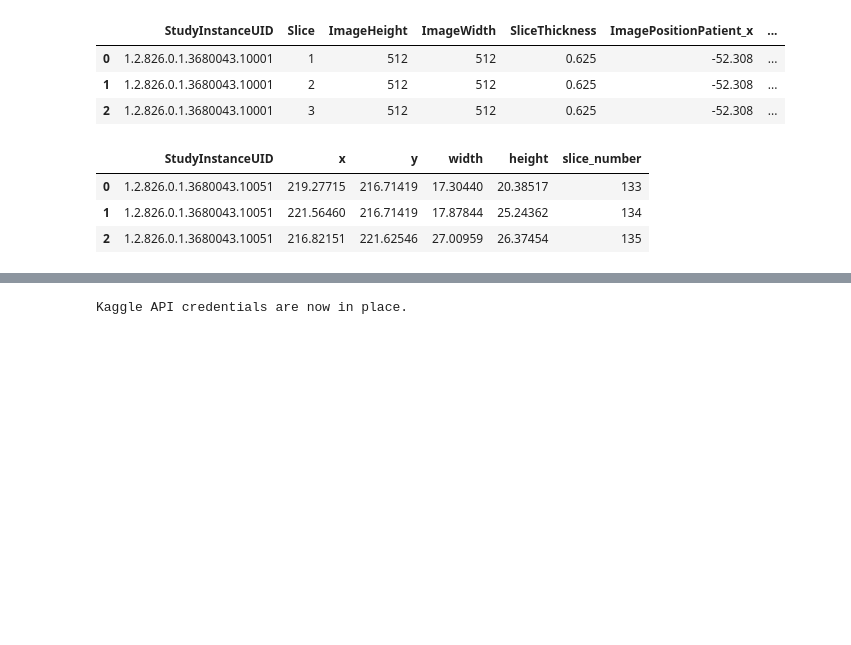
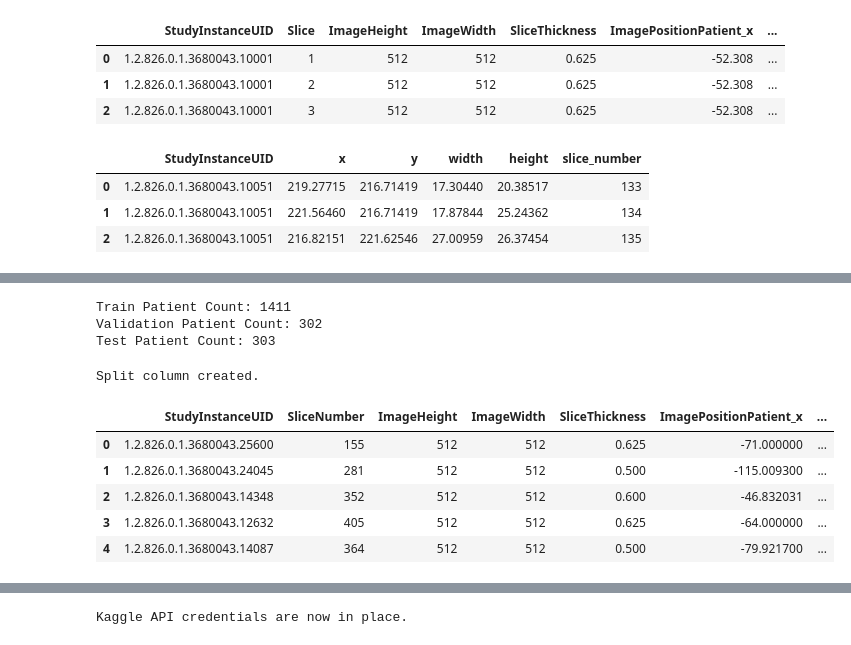
Before and after one commit to apmalinsky/AAI-590-Capstone, a Jupyter notebook: 00_CreatePrivateDataset.ipynb, the cells around one changed output, grey strips where cells are left out. Cells and saved outputs as stored; diff of their text form; code cells hidden in the pictures; blank space fills up the shorter version.

```diff
--- a/00_CreatePrivateDataset.ipynb
+++ b/00_CreatePrivateDataset.ipynb
@@ -176,0 +119,8 @@ Total samples: 28868
+# %%
+# Filter for 512x512 images only
+all_slices_df = all_slices_df[
+    (all_slices_df['ImageHeight'] == 512) &
+    (all_slices_df['ImageWidth'] == 512)
+]
+print(all_slices_df['ImageHeight'].value_counts())
+print('\n',all_slices_df['ImageWidth'].value_counts())
@@ -176,0 +156,70 @@ Total samples: 28868
+# %%
+# First split: train / (val + test)
+
+# We use GroupShuffleSplit to split by patient id while keeping class balance
+splitter = GroupShuffleSplit(test_size=(val_size + test_size), n_splits=1, random_state=42)
+train_idxs, temp_idxs = next(splitter.split(patient_df, y=patient_df['is_positive'], groups=patient_df['StudyInstanceUID']))
+train_patients = patient_df.iloc[train_idxs]
+temp_patients = patient_df.iloc[temp_idxs]
+
+# Second Split: val and test
+# Split the remaining 30% into two equal halves (15% Val, 15% Test)
+splitter_2 = GroupShuffleSplit(test_size=0.5, n_splits=1, random_state=42)
+val_idxs, test_idxs = next(splitter_2.split(temp_patients, y=temp_patients['is_positive'], groups=temp_patients['StudyInstanceUID']))
+
+val_patients = temp_patients.iloc[val_idxs]
+test_patients = temp_patients.iloc[test_idxs]
+
+print(f'Train Patient Count: {len(train_patients)}')
+print(f'Validation Patient Count: {len(val_patients)}')
+print(f'Test Patient Count: {len(test_patients)}')
+# %% [output]
+Train Patient Count: 1411
+Validation Patient Count: 302
+Test Patient Count: 303
+# %%
+# Map splits back to slice dataframe based on patient id
+# 0 = Train, 1 = Val, 2 = Test
+train_uids = set(train_patients['StudyInstanceUID'])
+val_uids = set(val_patients['StudyInstanceUID'])
+test_uids = set(test_patients['StudyInstanceUID'])
+
+def assign_split(uid):
+    if uid in train_uids: return 0
+    if uid in val_uids: return 1
+    if uid in test_uids: return 2
+
+all_slices_df['split'] = all_slices_df['StudyInstanceUID'].apply(assign_split)
+print('Split column created.')
+# %% [output]
+Split column created.
+# %%
+# Create the Final Subset DataFrame
+
+# Separate positives and negatives
+positive_slices = all_slices_df[all_slices_df['is_positive'] == 1]
+negative_slices = all_slices_df[all_slices_df['is_positive'] == 0]
+
+# Sample negatives
+negative_subset_list = []
+for split_id in [0, 1, 2]:
+    split_negatives = negative_slices[negative_slices['split'] == split_id]
+    split_positives = positive_slices[positive_slices['split'] == split_id]
+
+    # Use our specified ratio
+    n_neg = int(len(split_positives) * negative_ratio)
+    n_neg = min(n_neg, len(split_negatives))
+    negative_subset_list.append(split_negatives.sample(n=n_neg, random_state=42))
+
+negative_subset = pd.concat(negative_subset_list)
+
+# Combine everything
+final_subset_df = pd.concat([positive_slices, negative_subset]).sample(frac=1, random_state=42).reset_index(drop=True)
+final_subset_df.head()
+# %% [output]
+|  | StudyInstanceUID | SliceNumber | ImageHeight | ImageWidth | SliceThickness | ImagePositionPatient_x | ... |
+| 0 | 1.2.826.0.1.3680043.25600 | 155 | 512 | 512 | 0.625 | -71.000000 | ... |
+| 1 | 1.2.826.0.1.3680043.24045 | 281 | 512 | 512 | 0.500 | -115.009300 | ... |
+| 2 | 1.2.826.0.1.3680043.14348 | 352 | 512 | 512 | 0.600 | -46.832031 | ... |
+| 3 | 1.2.826.0.1.3680043.12632 | 405 | 512 | 512 | 0.625 | -64.000000 | ... |
+| 4 | 1.2.826.0.1.3680043.14087 | 364 | 512 | 512 | 0.500 | -79.921700 | ... |
```
Also changed, not shown: parts of 13 cells of this notebook, 1 other file.
